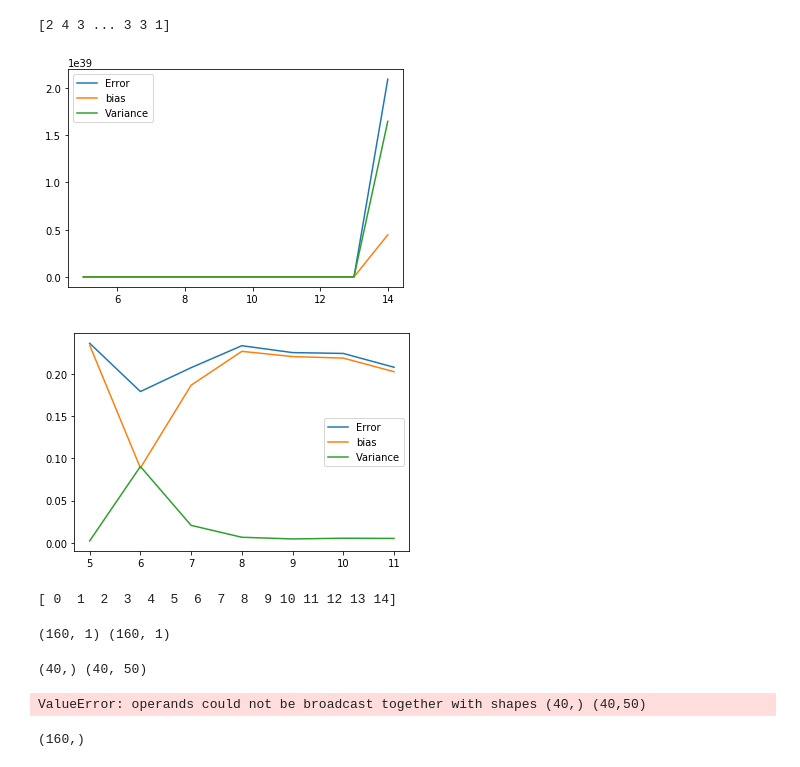
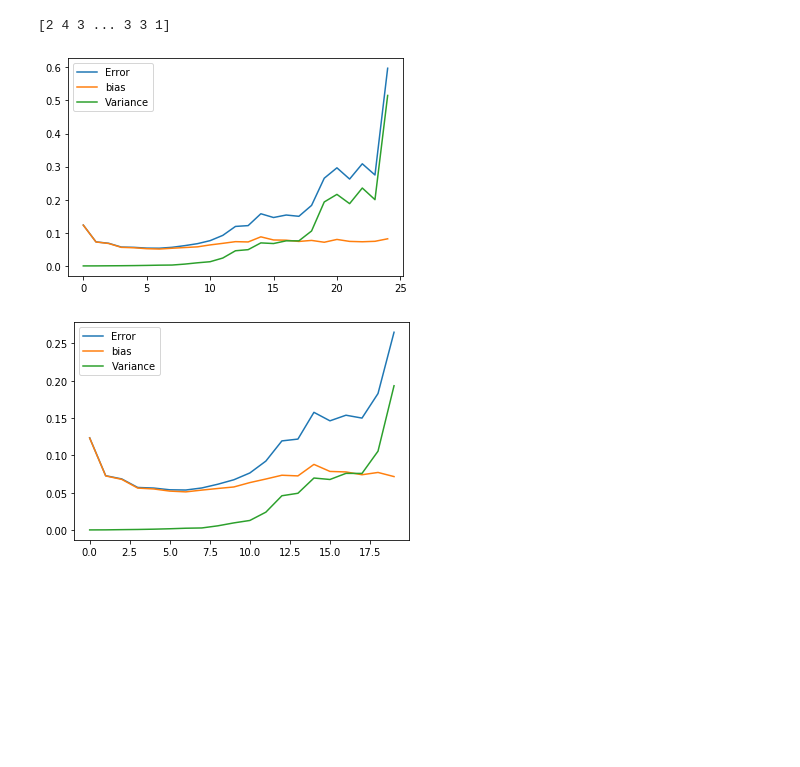
Before and after one commit to hakonbol/FYS-STK4155_AUT2020, a Jupyter notebook: Project 1 - FYS-STK4155.ipynb, the cells around one changed output. Cells and saved outputs as stored; diff of their text form; code cells hidden in the pictures; blank space fills up the shorter version.

```diff
--- a/Project 1 - FYS-STK4155.ipynb
+++ b/Project 1 - FYS-STK4155.ipynb
@@ -90,6 +90,17 @@ def Scaling(X_train, X_test):
             X_test = np.concatenate((intercept_test,X_test),axis=1)
         return X_train, X_test
 
+def OLSPredict(X_train, y_train):
+    u, s, vt = np.linalg.svd(X_train, full_matrices=True)
+    S = np.zeros((X_train.shape))
+    S[:len(X_train[0,:]),:len(X_train[0,:])] = np.diag(s)
+    XTX = vt.T.dot(S.T.dot(S)).dot(vt)
+
+    # Estimating the Ordinary Least Squares Beta Matrix
+    OLSbeta = np.linalg.pinv(XTX).dot(X_train.T).dot(y_train)
+    return OLSbeta
+
+
 def OLSreg(X_train, X_test, z_train, z_test):
 
         # Decomposing (X_train * X_train.T) to avoid singular matrix when inverting
@@ -272,55 +271,59 @@ def OLSPredict(X_train, y_train):
     OLSbeta = np.linalg.pinv(XTX).dot(X_train.T).dot(y_train)
     return OLSbeta
 # %%
-N = 1000
-n=np.arange(15)
+N = 700
+n=np.arange(25)
 n_bootstraps = 100
 
 
 # Initalizing the dataset
 x, y = np.random.uniform(0,1,size=(2,N))
-z = FrankeFunction(x, y,noise=False)
+z = FrankeFunction(x, y,noise=True)
 
 error = np.zeros(n.shape)
 bias = np.zeros(n.shape)
 variance = np.zeros(n.shape)
 
+# Creating design matrix for the maximum polynomial degree.
+X = create_X(x,y,n[-1])
+
+X_train, X_test, z_train, z_test = train_test_split(X, z, test_size=0.2)
+# Scaling the train and test set
+X_train, X_test = Scaling(X_train, X_test)
+
 for i in range(len(n)):
-    # Setting up the design matrix
-    X = create_X(x,y,n[i])
 
-    # Splitting into testing and training
-    X_train, X_test, z_train, z_test = train_test_split(X, z, test_size=0.2)
-
-    # Scaling the train and test set
-    #X_train, X_test = Scaling(X_train, X_test)
+    # How many columns of the design matrix allowed.
+    q = int((i+1)*(i+2)/2)
+    X_trainD = X_train[:,:q]
+    X_testD = X_test[:,:q]
 
     # Setting up the array for the bootstrapped predictions
     z_pred = np.empty((z_test.shape[0], n_bootstraps))
 
     for j in range(n_bootstraps):
-        x_,z_ = Resample(X_train, z_train)
+        x_,z_ = Resample(X_trainD, z_train)
         OLSbeta = OLSPredict(x_,z_)
-        z_pred[:,i] = X_test @ OLSbeta
+        z_pred[:,j] = X_testD @ OLSbeta
 
     #Reshaping
     z_test = z_test.reshape(len(z_test),1)
 
 
     error[i] = np.mean( np.mean((z_test - z_pred)**2, axis=1, keepdims=True) )
     bias[i]  = np.mean( (z_test - np.mean(z_pred, axis=1, keepdims=True))**2 )
     variance[i] = np.mean( np.var(z_pred, axis=1, keepdims=True) )
 
 plt.plot(n, error, label='Error')
 plt.plot(n, bias, label='bias')
 plt.plot(n, variance, label='Variance')
 plt.legend()
 plt.show()
 # %% [output]
-[figure, old version]
+[figure, new version]
 # %%
 startpoint = 0
-endpoint = 12
+endpoint = 20
 
 plt.plot(n[startpoint:endpoint], error[startpoint:endpoint], label='Error')
 plt.plot(n[startpoint:endpoint], bias[startpoint:endpoint], label='bias')
@@ -328,24 +331,4 @@ plt.plot(n[startpoint:endpoint], variance[startpoint:endpoint], label='Variance'
 plt.legend()
 plt.show()
 # %% [output]
-[figure, old version]
+[figure, new version]
-# %%
-print(n)
-# %% [output]
-[ 0  1  2  3  4  5  6  7  8  9 10 11 12 13 14]
-# %%
-print(X_train.shape, x_.shape)
-# %% [output]
-(160, 1) (160, 1)
-# %%
-print(z_test.shape, z_pred.shape)
-# %% [output]
-(40,) (40, 50)
-# %%
-z_test - z_pred
-# %% [output]
-ValueError: operands could not be broadcast together with shapes (40,) (40,50)
-# %%
-z_train.ravel().shape
-# %% [output]
-(160,)
```
Also changed, not shown: parts of 26 cells of this notebook.
